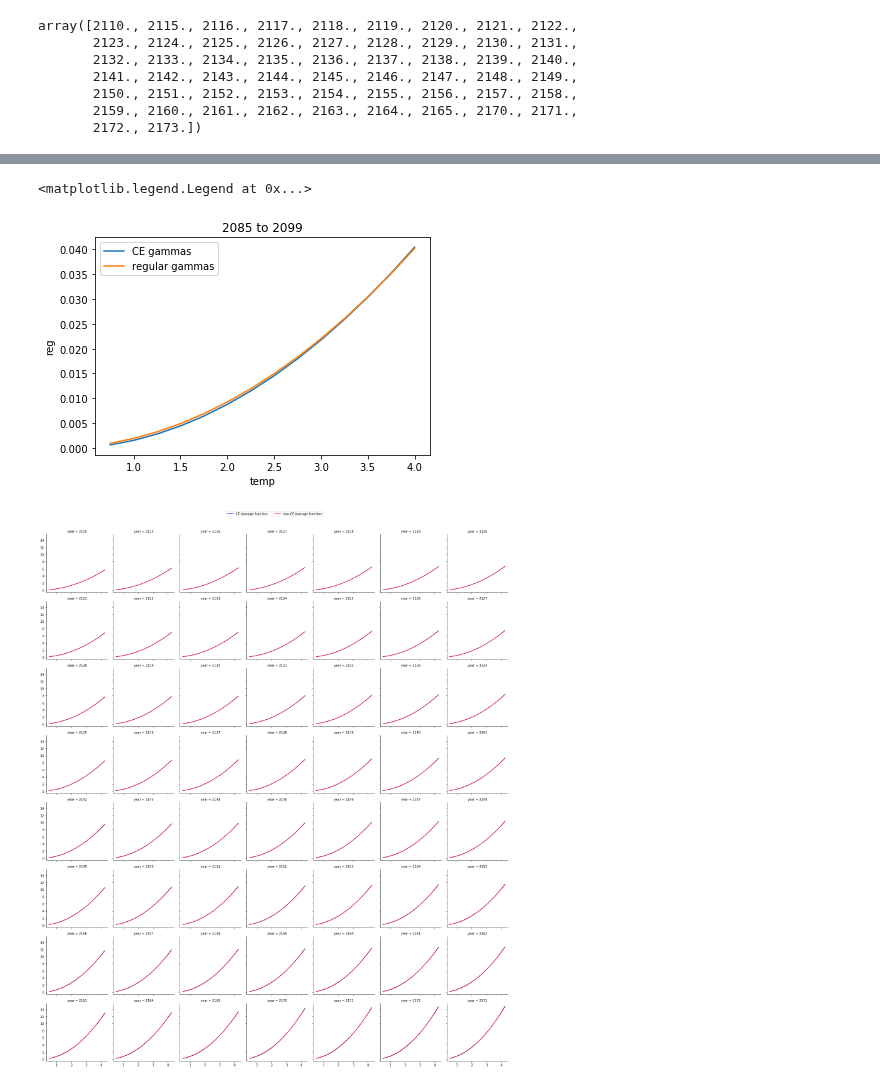
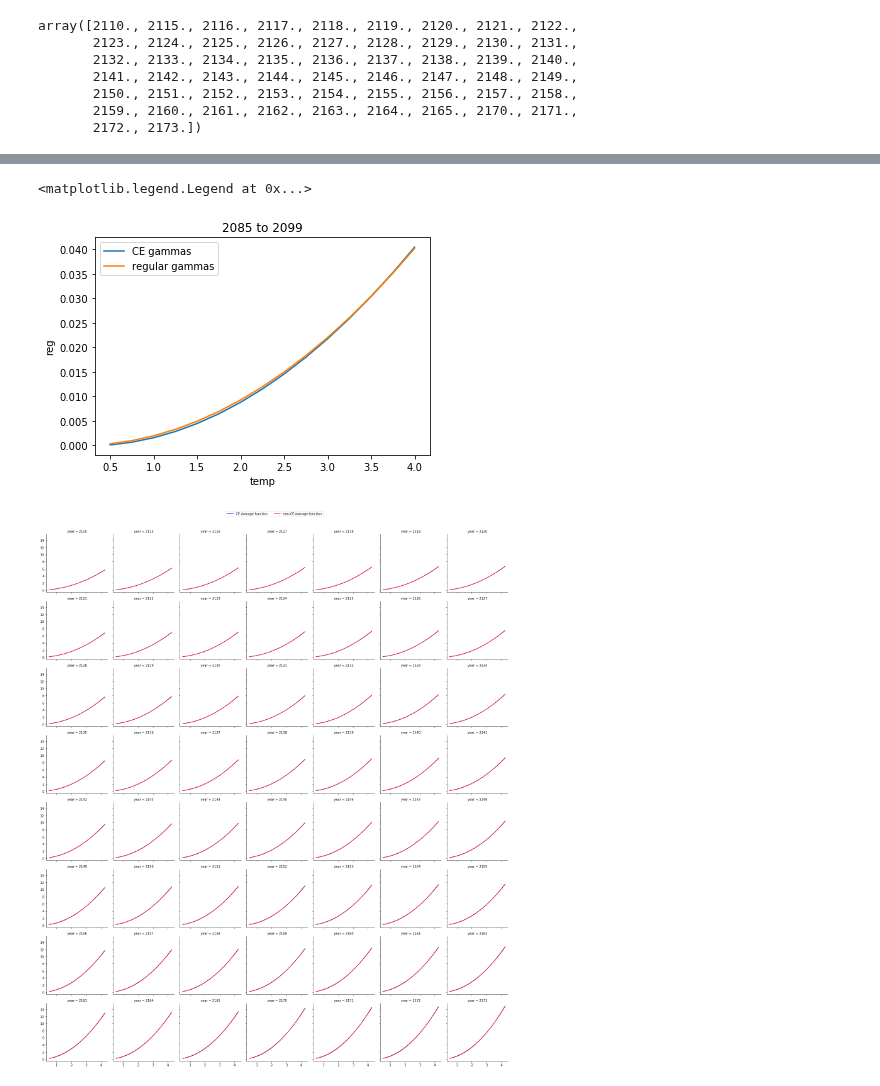
Before and after one commit to ClimateImpactLab/labor-code-release-2020, a Jupyter notebook: 4_post_projection/no_cons/2_scc/ce_og_SCC_comparison.ipynb, the cells around one changed output, grey strips where cells are left out. Saved outputs shown, nothing was run; the diff lists cells and outputs as text; code cells hidden in the pictures.

```diff
--- a/4_post_projection/no_cons/2_scc/ce_og_SCC_comparison.ipynb
+++ b/4_post_projection/no_cons/2_scc/ce_og_SCC_comparison.ipynb
@@ -118,6 +136,6 @@ len(dff[dff['year'].isin(years_low)].loc[dff.slope_ce < dff.slope_reg].year.uniq
 # %%
 # generating df of anomalies between -5 to 20 in 1101 steps for each year between 2015 to 2100
-temp_range = np.linspace(0.5, 4.25, 16)
+temp_range = np.linspace(0.25, 4.25, 17)
 idx = product(range(2015,2301), temp_range)
 temps = np.stack([temp_range for _ in range(2015,2301)]).flatten()
 temps = pd.DataFrame(temps, index=[i for i,x in idx], columns=['temp'])
@@ -136,22 +154,22 @@ mc_df['mc_df_T'] = (mc_df.cons + mc_df.temp * mc_df.beta1 + mc_df.temp**2 * mc_d
 # %%
 # rate of change of regular vs ce damages under RCP4.5
 
 t = temps.loc[temps.year==2015]
-t = t[t['temp'].between(0.67, 4.15)]
+t = t[t['temp'].between(0.48, 4.12)]
 t['ce'] = -.0013502 * t.temp + .0028658 * t.temp**2
 t['reg'] = -.0008155 * t.temp + .002716 * t.temp**2
 t = t[['temp', 'ce', 'reg']]
 
 # reg_values = pd.read_csv("/mnt/CIL_labor/6_ce/reg_values.csv")
 # reg_values[reg_values['year'].between(2085,2099)].groupby('rcp')['temp'].describe()
 
 sns.lineplot(data=t, x='temp', y='ce', label="CE gammas").set_title("2085 to 2099")
 sns.lineplot(data=t, x='temp', y='reg', label="regular gammas")
 plt.legend()
 # plt.savefig('/home/nsharma/repos/labor-code-release-2020/output/damage_function_no_cons/rate_of_change.pdf', format='pdf')
 # %% [output]
 <matplotlib.legend.Legend at 0x...>
-[figure, old version]
+[figure, new version]
 # %%
 # overlaid grid plot of all years where ce_df_T < mc_df_T as per the SCC calculation
 
```
Also changed, not shown: parts of 7 cells of this notebook, 3 other files.
